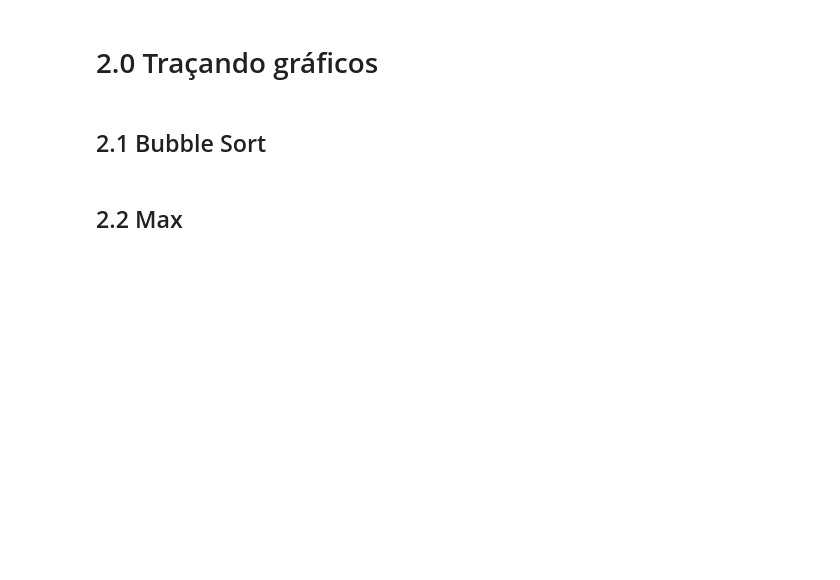
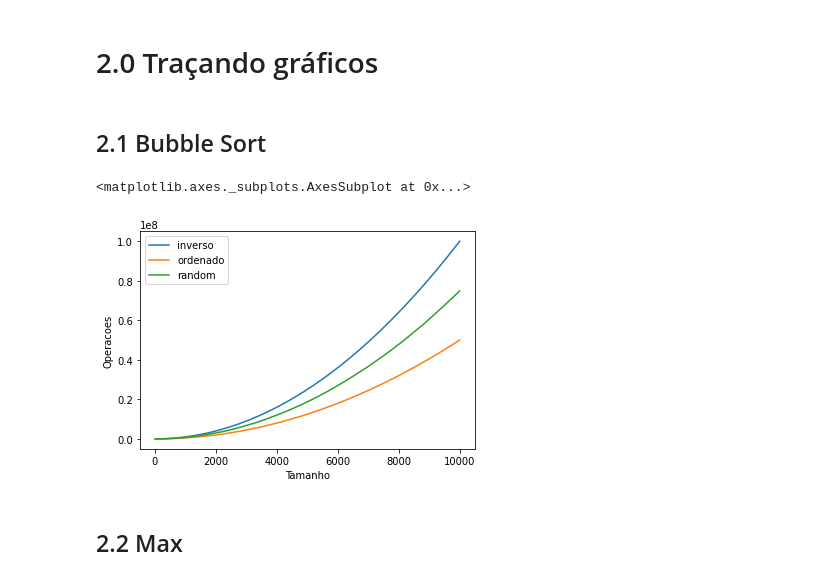
Before and after one commit to GuilhermeRuy97/PAA, a Jupyter notebook: PAA_Trab1.ipynb, the cells around one changed output. Drawn from its saved outputs; the diff is of its cells as text; code cells hidden in the pictures; blank space fills up the shorter version.

```diff
--- a/PAA_Trab1.ipynb
+++ b/PAA_Trab1.ipynb
@@ -24,0 +35,7 @@ url_min_ordenado = 'https://raw.githubusercontent.com/GuilhermeRuy97/PAA/main/cu
+# %%
+# Melhor caso
+
+bubble_ordenado = pd.read_csv( url_bubble_ordenado )
+
+bubble_ordenado.columns = ( ['Tamanho', 'Operacoes'] )
+bubble_ordenado.head(7)
@@ -24,0 +51,7 @@ url_min_ordenado = 'https://raw.githubusercontent.com/GuilhermeRuy97/PAA/main/cu
+# %%
+# Pior caso
+
+bubble_inverso = pd.read_csv( url_bubble_inverso )
+
+bubble_inverso.columns = ( ['Tamanho', 'Operacoes'] )
+bubble_inverso.head(7)
@@ -27,5 +69,5 @@ url_min_ordenado = 'https://raw.githubusercontent.com/GuilhermeRuy97/PAA/main/cu
 
 bubble_random = pd.read_csv( url_bubble_random )
 
-random.columns = ( ['Tamanho', 'Operacoes'] )
-random
+bubble_random.columns = ( ['Tamanho', 'Operacoes'] )
+bubble_random.head(7)
@@ -79,5 +252,14 @@ pior_caso
 # 2.0 Traçando gráficos
 # %% [markdown]
 ## 2.1 Bubble Sort
+# %%
+#Plot dos 3 gráficos
+
+sns.lineplot( data = bubble_inverso, x = 'Tamanho', y = 'Operacoes', label = "inverso" )
+sns.lineplot( data = bubble_ordenado, x = 'Tamanho', y = 'Operacoes', label = "ordenado" )
+sns.lineplot( data = bubble_random, x = 'Tamanho', y = 'Operacoes', label = "random" )
+# %% [output]
+<matplotlib.axes._subplots.AxesSubplot at 0x...>
+[figure, added]
 # %% [markdown]
 ## 2.2 Max
```
Also changed, not shown: parts of 25 cells of this notebook.
